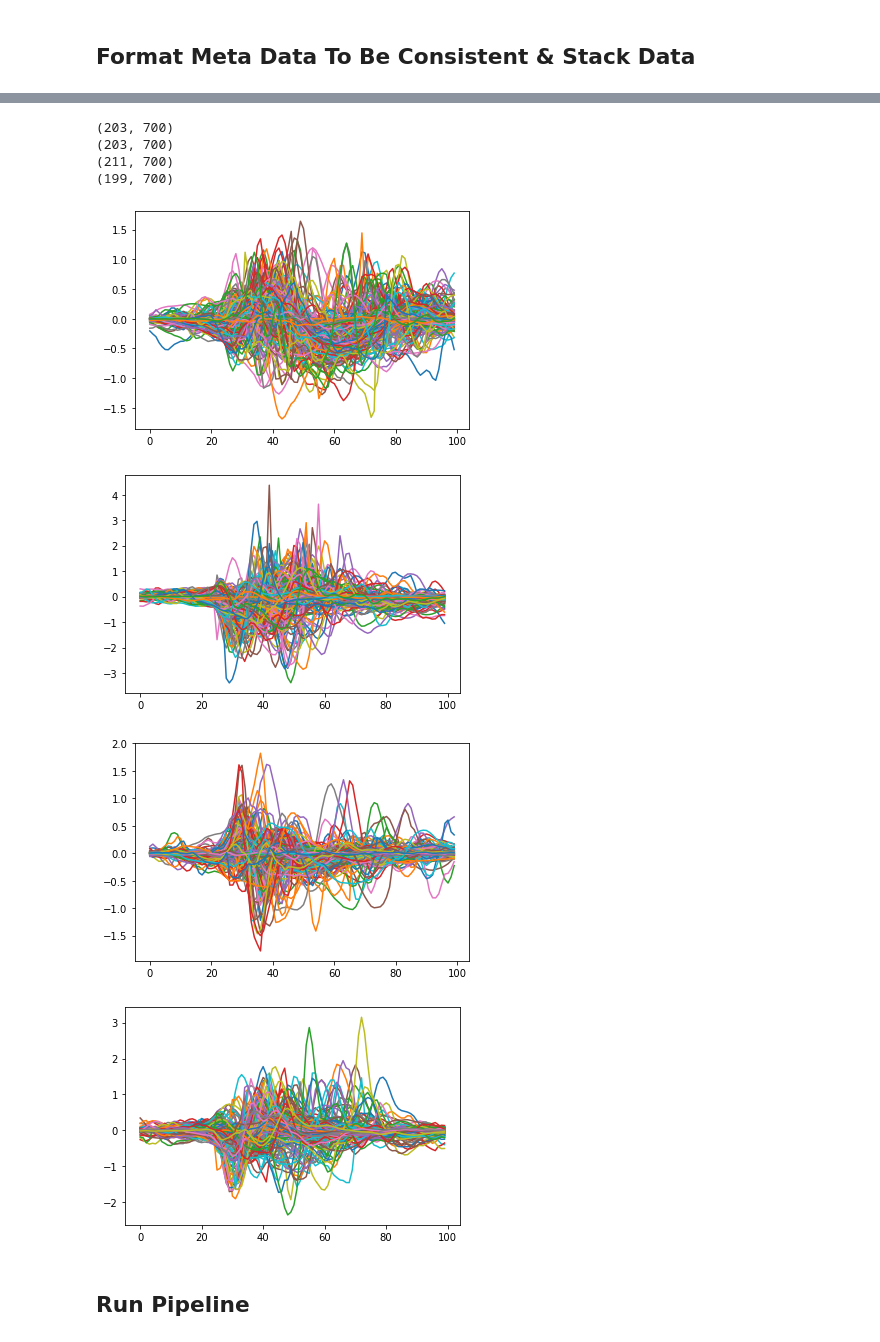
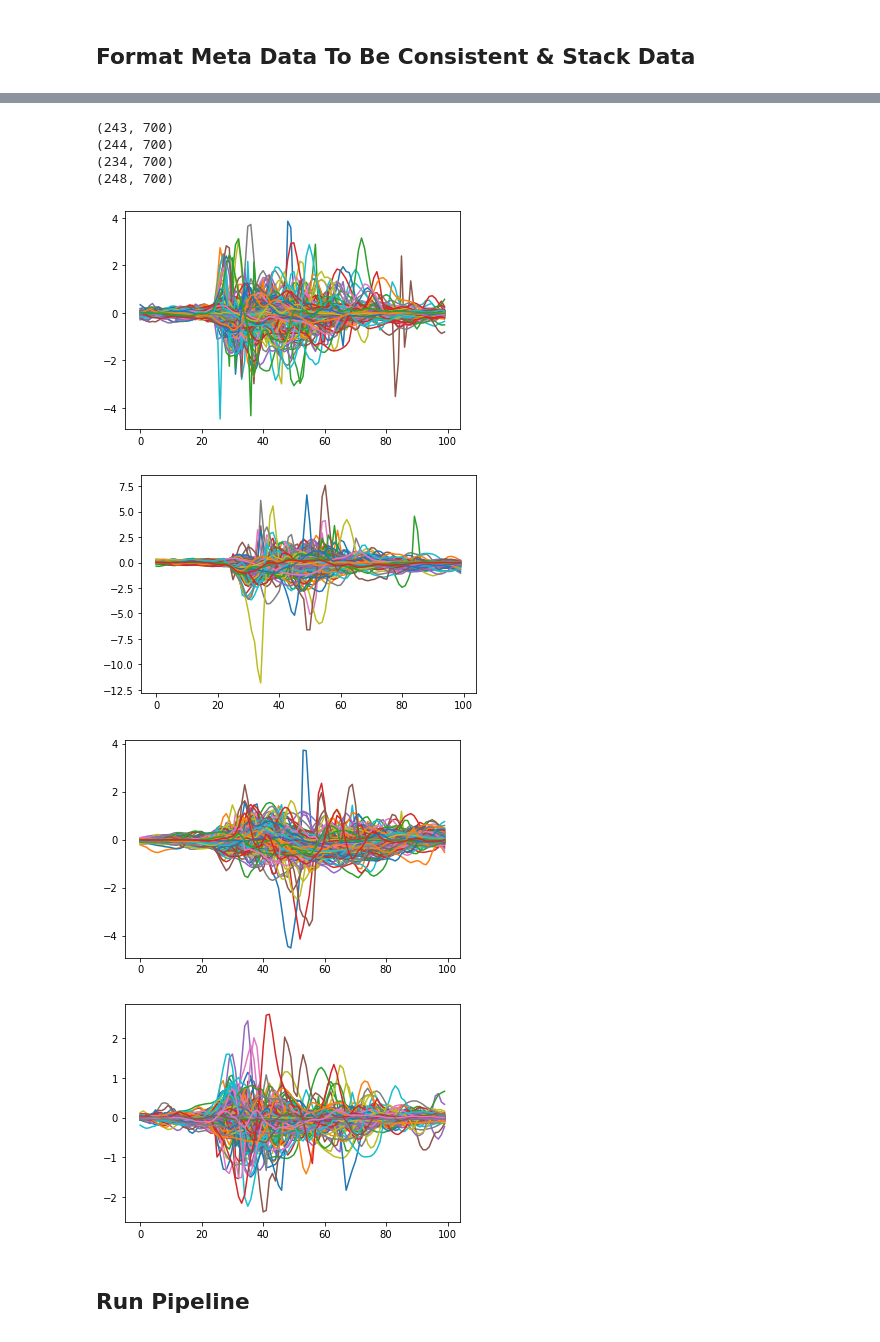
Before and after one commit to OlinSTEP/signal-processing-gesture-data-collection, a Jupyter notebook: demo_day/final_model.ipynb, the cells around one changed output, grey strips where cells are left out. Drawn from its saved outputs; the diff is of its cells as text; code cells hidden in the pictures.

```diff
--- a/demo_day/final_model.ipynb
+++ b/demo_day/final_model.ipynb
@@ -113,0 +171,3 @@ s5_meta_data
+# %%
+s7_meta_data = s7_meta[["trial", "gesture_num"]]
+s7_meta_data
@@ -113,0 +192,22 @@ s5_meta_data
+# %%
+def remap(row):
+    gesture_num = row["old_gesture_num"]
+    if gesture_num == 9: # flick
+        return 1
+    if gesture_num == 4: # downward tap
+        return 2
+    if gesture_num == 6: # counter clockwise circle
+        return 3
+    if gesture_num == 2: # swipe right
+        return 4
+    else:
+        return gesture_num
+
+s4_meta_data["old_gesture_num"] = s4_meta_data["gesture_num"]
+s5_meta_data["old_gesture_num"] = s5_meta_data["gesture_num"]
+
+s4_meta_data["gesture_num"] = s4_meta_data.apply(remap, axis = 1)
+s5_meta_data["gesture_num"] = s5_meta_data.apply(remap, axis = 1)
+
+s4_meta_data = s4_meta_data[["trial", "gesture_num"]]
+s5_meta_data = s5_meta_data[["trial", "gesture_num"]]
@@ -114,8 +267,11 @@ s5_meta_data
 # %%
-meta_data = pd.concat([s4_meta_data, s5_meta_data])
+# meta_data = pd.concat([s4_meta_data, s5_meta_data])
+meta_data = pd.concat([s4_meta_data, s5_meta_data, s7_meta_data])
 meta_data["index"] = range(len(meta_data))
 meta_data = meta_data.set_index("index")
 meta_data
-data = np.vstack((s4_data, s5_data))
+
+# data = np.vstack((s4_data, s5_data))
+data = np.vstack((s4_data, s5_data, s7_data))
 data.shape
 # %% [output]
@@ -198,18 +378,23 @@ plot_trace(X_train, y_train, choose_gesture = 4, choose_channel = 2)
 # %%
 # train data for gesture
-plot_trace(X_train, y_train, choose_gesture = 6, choose_channel = 2)
+# plot_trace(X_train, y_train, choose_gesture = 6, choose_channel = 2)
+# plot_trace(X_train, y_train, choose_gesture = 4, choose_channel = 2)
+# plot_trace(X_train, y_train, choose_gesture = 2, choose_channel = 2)
+# plot_trace(X_train, y_train, choose_gesture = 9, choose_channel = 2)
+
+plot_trace(X_train, y_train, choose_gesture = 1, choose_channel = 2)
+plot_trace(X_train, y_train, choose_gesture = 2, choose_channel = 2)
+plot_trace(X_train, y_train, choose_gesture = 3, choose_channel = 2)
 plot_trace(X_train, y_train, choose_gesture = 4, choose_channel = 2)
-plot_trace(X_train, y_train, choose_gesture = 2, choose_channel = 2)
-plot_trace(X_train, y_train, choose_gesture = 9, choose_channel = 2)
 # %% [output]
-(203, 700)
-(203, 700)
-(211, 700)
-(199, 700)
+(243, 700)
+(244, 700)
+(234, 700)
+(248, 700)
-[figure, old version]
+[figure, new version]
-[figure, old version]
+[figure, new version]
-[figure, old version]
+[figure, new version]
-[figure, old version]
+[figure, new version]
 # %% [markdown]
 ## Run Pipeline
 # %%
```
Also changed, not shown: parts of 36 cells of this notebook, 56 other files.
